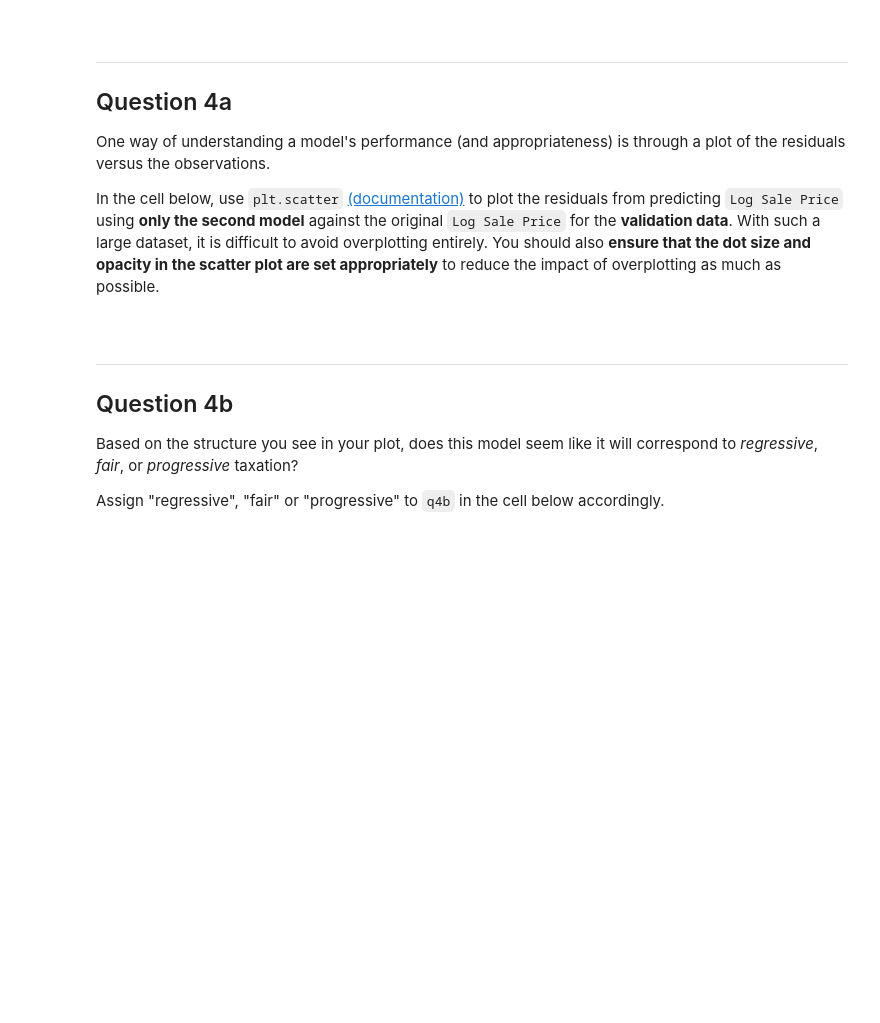
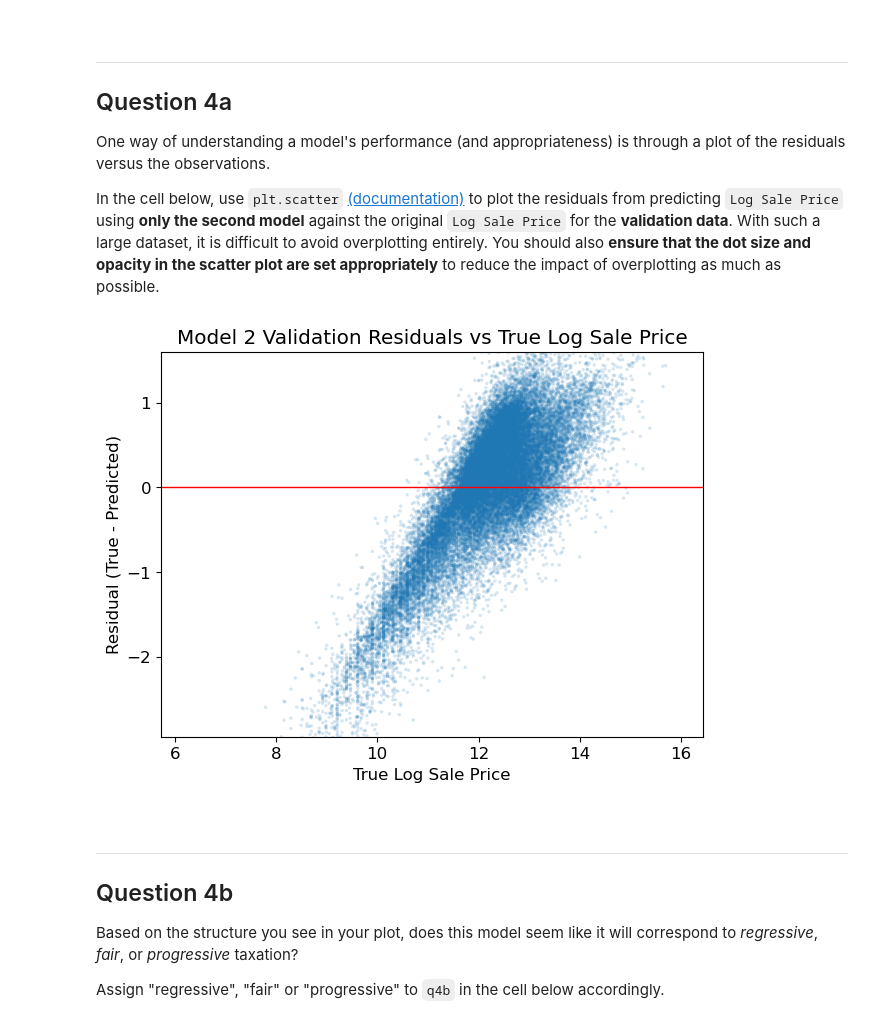
Before and after one commit to sharegamer/ds100, a Jupyter notebook: proj/projA2/projA2.ipynb, the cells around one changed output. Drawn from its saved outputs; the diff is of its cells as text; code cells hidden in the pictures; blank space fills up the shorter version.

```diff
--- a/proj/projA2/projA2.ipynb
+++ b/proj/projA2/projA2.ipynb
@@ -249,12 +269,12 @@ def train_val_split(data):
     Takes in a DataFrame `data` and randomly splits it into two smaller DataFrames
     named `train` and `validation` with 80% and 20% of the data, respectively.
     """
-
+    data=data.copy()
     data_len = data.shape[0]
     shuffled_indices = np.random.permutation(data_len)
-    ...
-    train = ...
-    validation = ...
+    spilt=int(data_len*0.8)
+    train = data.iloc[shuffled_indices[:spilt]]
+    validation = data.iloc[shuffled_indices[spilt:]]
 
     return train, validation
 train, validation = train_val_split(training_val_data)
@@ -469,15 +554,15 @@ Assign the predicted values from both of your models on the training and validat
 **Note**: To make sure you understand how to find the predicted value for both the training and validation data set, there won't be any hidden tests for this part.
 # %%
 # Fit the 1st model
-...
+linear_model_m1.fit(X_train_m1,Y_train_m1)
 # Compute the fitted and predicted values of Log Sale Price for 1st model
-Y_fitted_m1 = ...
-Y_predicted_m1 = ...
+Y_fitted_m1 = linear_model_m1.predict(X_train_m1)
+Y_predicted_m1 = linear_model_m1.predict(X_valid_m1)
 
 # Fit the 2nd model
-...
+linear_model_m2.fit(X_train_m2,Y_train_m2)
 # Compute the fitted and predicted values of Log Sale Price for 2nd model
-Y_fitted_m2 = ...
-Y_predicted_m2 = ...
+Y_fitted_m2 = linear_model_m2.predict(X_train_m2)
+Y_predicted_m2 = linear_model_m2.predict(X_valid_m2)
 # %%
 grader.check("q3c")
@@ -516,6 +619,23 @@ def rmse(predicted, actual):
 One way of understanding a model's performance (and appropriateness) is through a plot of the residuals versus the observations.
 
 In the cell below, use `plt.scatter` [(documentation)](https://matplotlib.org/stable/api/_as_gen/matplotlib.pyplot.scatter.html) to plot the residuals from predicting `Log Sale Price` using **only the second model** against the original `Log Sale Price` for the **validation data**. With such a large dataset, it is difficult to avoid overplotting entirely. You should also **ensure that the dot size and opacity in the scatter plot are set appropriately** to reduce the impact of overplotting as much as possible.
+# %%
+residuals_m2 = Y_valid_m2 - Y_predicted_m2
+
+plt.figure(figsize=(7,5))
+plt.scatter(Y_valid_m2, residuals_m2, s=6, alpha=0.18, edgecolors='none')
+plt.axhline(0, color='red', lw=1)
+plt.xlabel('True Log Sale Price')
+plt.ylabel('Residual (True - Predicted)')
+plt.title('Model 2 Validation Residuals vs True Log Sale Price')
+
+# Limit y-range to central 99% to reduce effect of extreme points (optional but helps readability)
+lo, hi = np.percentile(residuals_m2, [0.5, 99.5])
+plt.ylim(lo, hi)
+
+plt.show()
+# %% [output]
+[figure, added]
 # %% [markdown]
 <!-- END QUESTION -->
 
```
Also changed, not shown: parts of 26 cells of this notebook, 6 other files.
